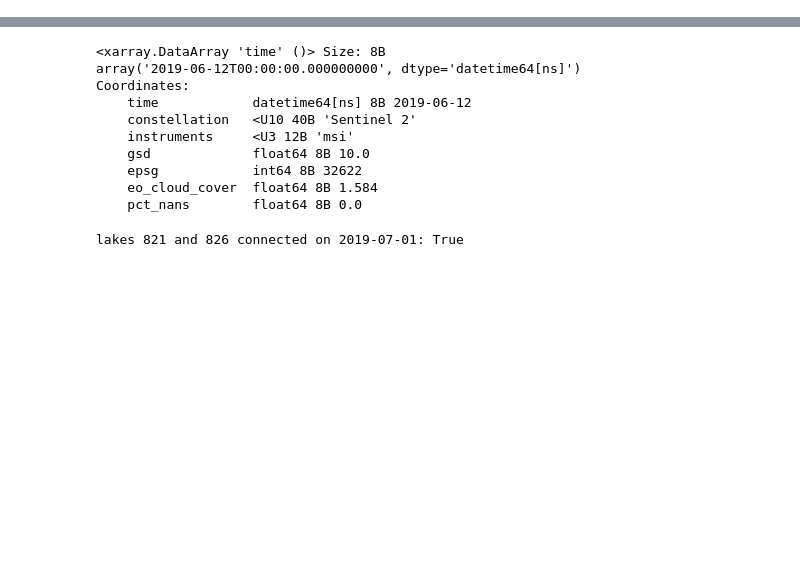
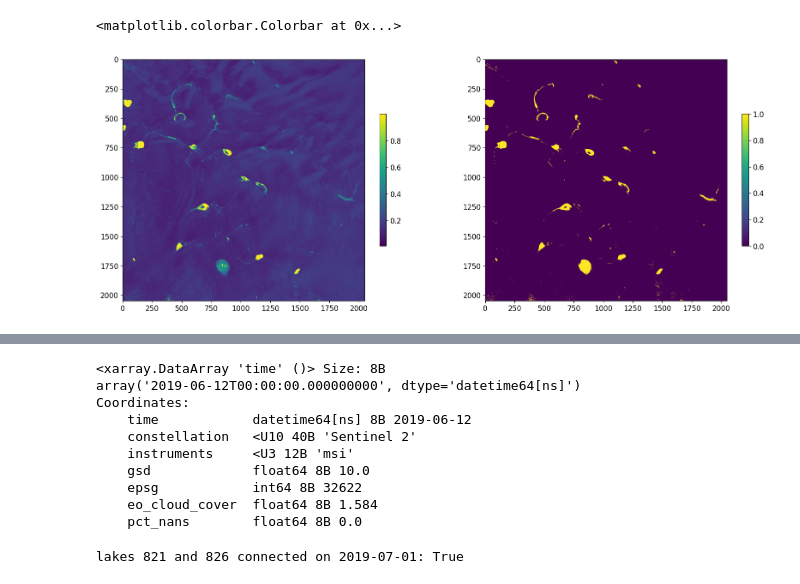
Before and after one commit to YaoGroup/lake-vision, a Jupyter notebook: sandbox/notebooks/lake_connections.ipynb, the cells around one changed output, grey strips where cells are left out. Saved outputs shown, nothing was run; the diff lists cells and outputs as text; code cells hidden in the pictures; blank space fills up the shorter version.

```diff
--- a/sandbox/notebooks/lake_connections.ipynb
+++ b/sandbox/notebooks/lake_connections.ipynb
@@ -58 +141,16 @@ BmR_BpR = BmR_BpR.fillna(0.0)
+# %%
+idx_date = 0
+
+plt.figure(figsize=(20,20))
+
+plt.subplot(1,2,1)
+plt.imshow(NDWI[idx_date,])
+plt.colorbar(shrink=0.2)
+
+plt.subplot(1,2,2)
+plt.imshow(mask_NDWI[idx_date,])
+plt.colorbar(shrink=0.2)
+# %% [output]
+<matplotlib.colorbar.Colorbar at 0x...>
+[figure, added]
 # %%
```
Also changed, not shown: parts of 16 cells of this notebook, 6 other files.
